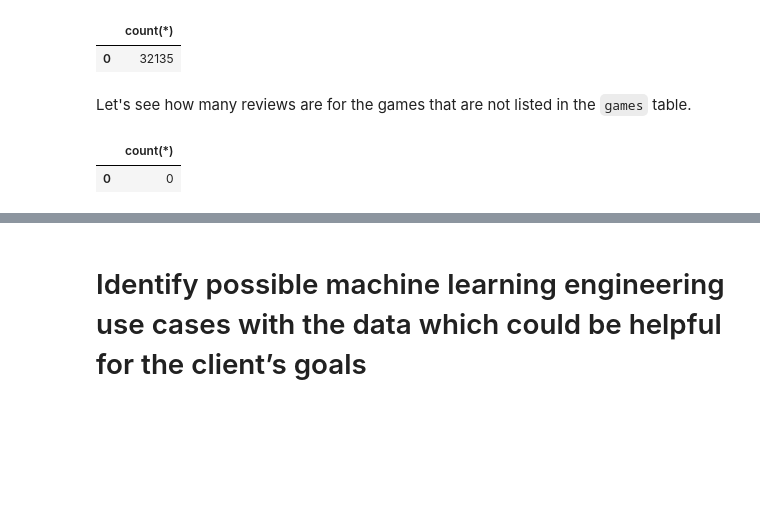
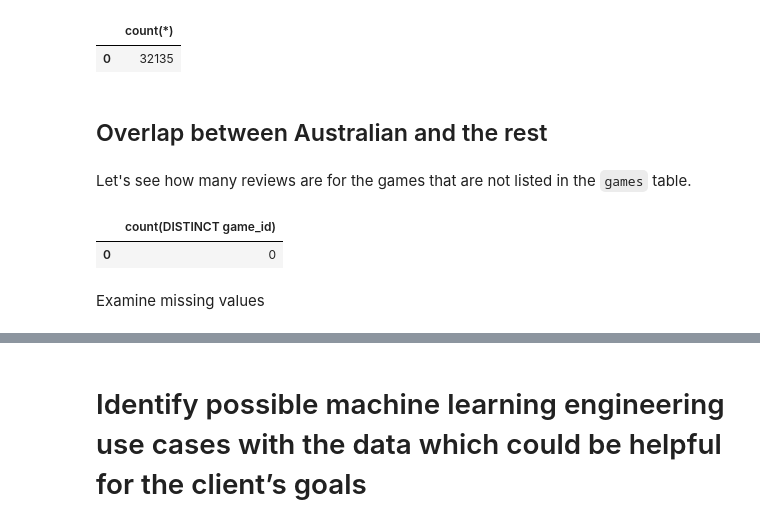
Before and after one commit to ayorgo/steam-recsys, a Jupyter notebook: steam-recsys.ipynb, the cells around one changed output, grey strips where cells are left out. Drawn from its saved outputs; the diff is of its cells as text; code cells hidden in the pictures; blank space fills up the shorter version.

```diff
--- a/steam-recsys.ipynb
+++ b/steam-recsys.ipynb
@@ -975,23 +940,29 @@ query("SELECT count(*) FROM games;")
 # %% [output]
 |  | count(*) |
 | 0 | 32135 |
+# %% [markdown]
+## Overlap between Australian and the rest
 # %% [markdown]
 Let's see how many reviews are for the games that are not listed in the `games` table.
 # %%
 query("""
-      SELECT count(*)
+      SELECT count(DISTINCT game_id)
       FROM
       (
             SELECT
                   game_id
             FROM reviews
+            WHERE game_id is not NULL
             EXCEPT
             SELECT
                   id
             FROM games
+            WHERE id is not NULL
       ) as t
       ;"""
 )
 # %% [output]
-|  | count(*) |
+|  | count(DISTINCT game_id) |
 | 0 | 0 |
+# %% [markdown]
+Examine missing values
```
Also changed, not shown: parts of 29 cells of this notebook.
